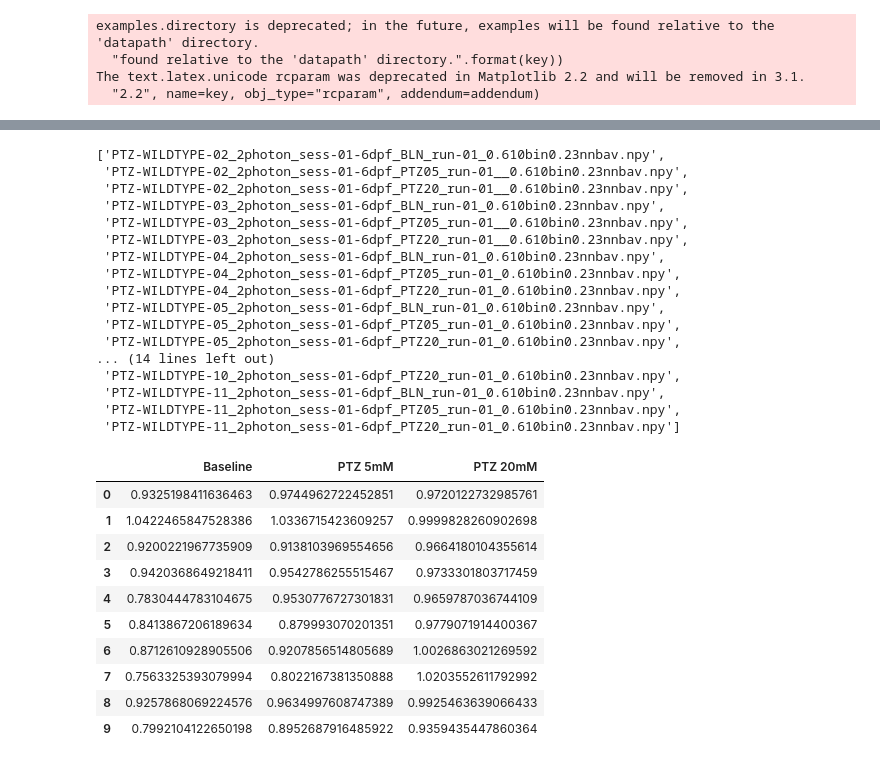
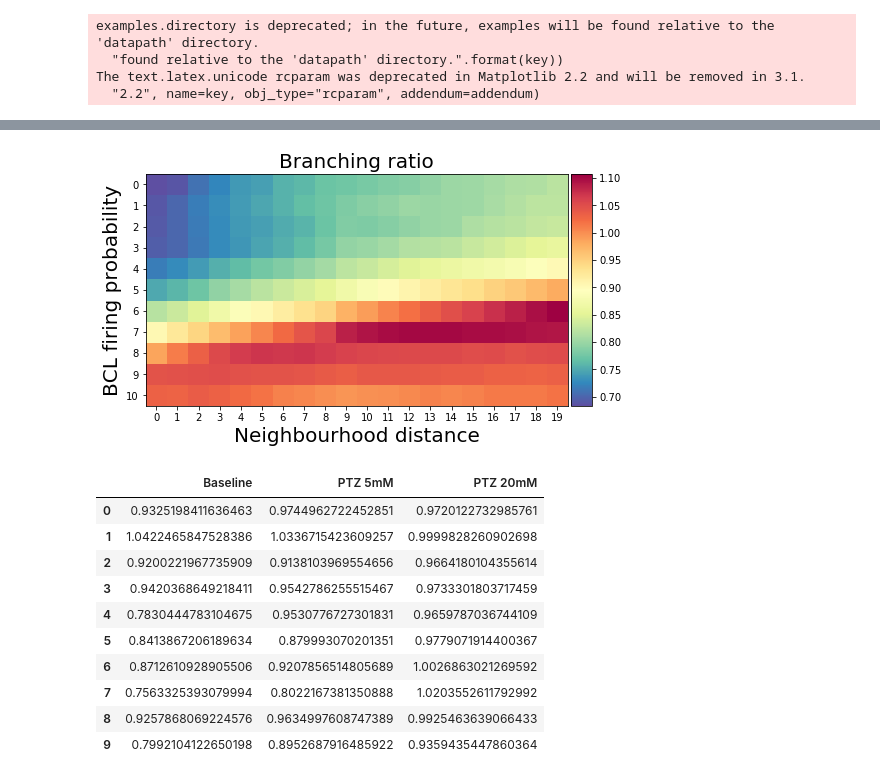
Before and after one commit to dafishcode/suite2p_analysis_py, a Jupyter notebook: Untitled.ipynb, the cells around one changed output, grey strips where cells are left out. Cells and saved outputs as stored; diff of their text form; code cells hidden in the pictures.

```diff
--- a/Untitled.ipynb
+++ b/Untitled.ipynb
@@ -58,29 +47,26 @@ pkglist
-# %%
-# PLOT - average whole brain fluorescence
-#----------------------------------------
-experiment = 'PTZ-WILDTYPE'
-os.chdir(Fdrop + 'Project/' + experiment)
-pkglist = sorted(glob.glob('*nnbpkg*'))[:30]
-avlist = sorted(glob.glob('*nnbav.npy'))[:30]
-avlist
-# %% [output]
-['PTZ-WILDTYPE-02_2photon_sess-01-6dpf_BLN_run-01_0.610bin0.23nnbav.npy',
- 'PTZ-WILDTYPE-02_2photon_sess-01-6dpf_PTZ05_run-01__0.610bin0.23nnbav.npy',
- 'PTZ-WILDTYPE-02_2photon_sess-01-6dpf_PTZ20_run-01__0.610bin0.23nnbav.npy',
- 'PTZ-WILDTYPE-03_2photon_sess-01-6dpf_BLN_run-01_0.610bin0.23nnbav.npy',
- 'PTZ-WILDTYPE-03_2photon_sess-01-6dpf_PTZ05_run-01__0.610bin0.23nnbav.npy',
- 'PTZ-WILDTYPE-03_2photon_sess-01-6dpf_PTZ20_run-01__0.610bin0.23nnbav.npy',
- 'PTZ-WILDTYPE-04_2photon_sess-01-6dpf_BLN_run-01_0.610bin0.23nnbav.npy',
- 'PTZ-WILDTYPE-04_2photon_sess-01-6dpf_PTZ05_run-01_0.610bin0.23nnbav.npy',
- 'PTZ-WILDTYPE-04_2photon_sess-01-6dpf_PTZ20_run-01_0.610bin0.23nnbav.npy',
- 'PTZ-WILDTYPE-05_2photon_sess-01-6dpf_BLN_run-01_0.610bin0.23nnbav.npy',
- 'PTZ-WILDTYPE-05_2photon_sess-01-6dpf_PTZ05_run-01_0.610bin0.23nnbav.npy',
- 'PTZ-WILDTYPE-05_2photon_sess-01-6dpf_PTZ20_run-01_0.610bin0.23nnbav.npy',
-... (14 lines left out)
- 'PTZ-WILDTYPE-10_2photon_sess-01-6dpf_PTZ20_run-01_0.610bin0.23nnbav.npy',
- 'PTZ-WILDTYPE-11_2photon_sess-01-6dpf_BLN_run-01_0.610bin0.23nnbav.npy',
- 'PTZ-WILDTYPE-11_2photon_sess-01-6dpf_PTZ05_run-01_0.610bin0.23nnbav.npy',
- 'PTZ-WILDTYPE-11_2photon_sess-01-6dpf_PTZ20_run-01_0.610bin0.23nnbav.npy']
+# %%
+shape = 220
+blist = np.zeros(shape)
+for i in range(len(branchli)):
+    blist[i] = np.load(branchli[i])
+
+nnbs = 20
+bcls = np.int(blist.shape[0]/nnbs)
+branchmat = blist.reshape((bcls,nnbs))
+from mpl_toolkits.axes_grid1 import make_axes_locatable
+f, ax = plt.subplots(figsize = (8,5))
+plot1 = ax.imshow(branchmat, cmap = 'Spectral_r')
+ax.set_title('Branching ratio', size = '20')
+ax.set_xlabel('Neighbourhood distance', size = '20')
+ax.set_ylabel('BCL firing probability', size = '20')
+ax.locator_params(axis='y', nbins=21)
+ax.locator_params(axis='x', nbins=20)
+divider = make_axes_locatable(ax)
+cax0 = divider.append_axes("right", size="5%", pad=0.05)
+cbar0 = f.colorbar(plot1, cax=cax0)
+plt.show()
+# %% [output]
+[figure, added]
 # %%
 pltfn.boxplot(Fdrop, experiment, branchli, 'Branching ratio')
 # %% [output]
```
Also changed, not shown: parts of 10 cells of this notebook, 3 other files.
